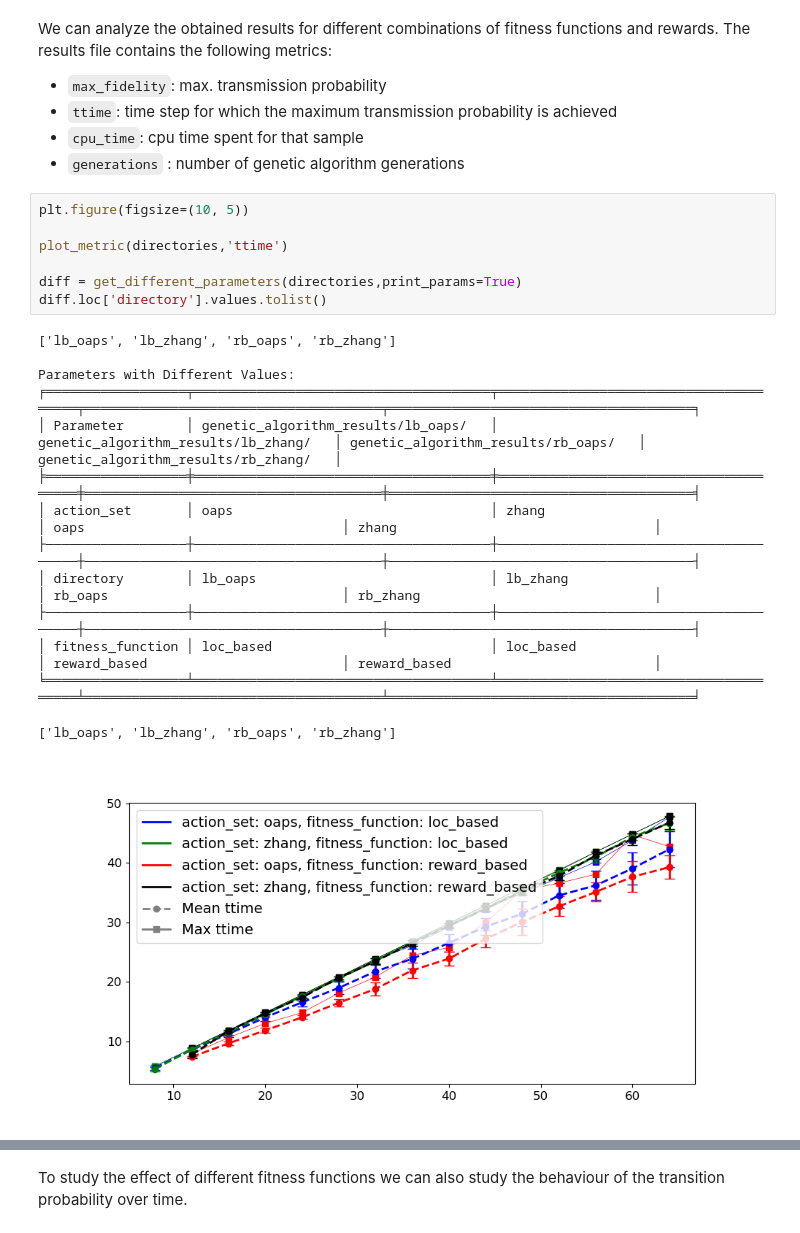
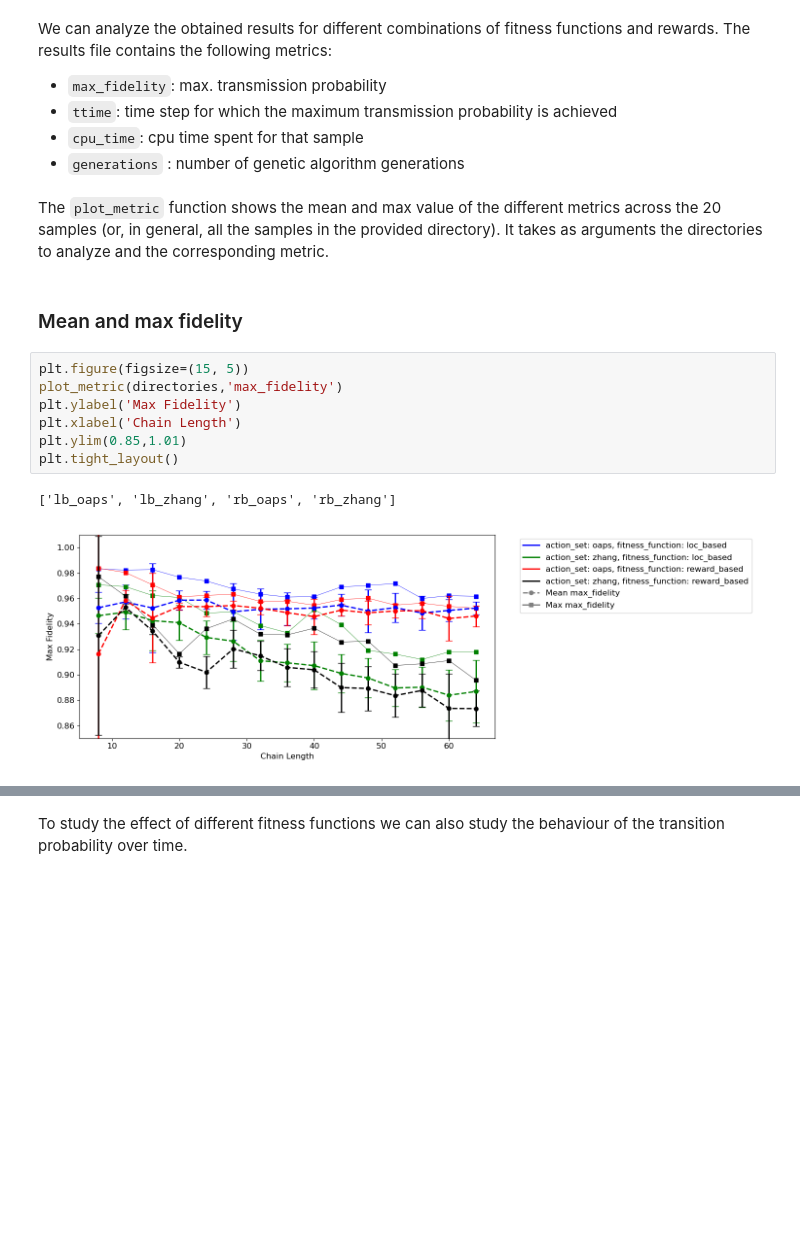
Before and after one commit to sofips/dynamic_control_for_QST, a Jupyter notebook: results_summary.ipynb, the cells around one changed output, grey strips where cells are left out. Drawn from its saved outputs; the diff is of its cells as text; blank space fills up the shorter version.

```diff
--- a/results_summary.ipynb
+++ b/results_summary.ipynb
@@ -122,25 +114,17 @@ We can analyze the obtained results for different combinations of fitness functi
 - `ttime`: time step for which the maximum transmission probability is achieved
 - `cpu_time`: cpu time spent for that sample
 - `generations` : number of genetic algorithm generations
+# %% [markdown]
+The `plot_metric` function shows the mean and max value of the different metrics across the 20 samples (or, in general, all the samples in the provided directory). It takes as arguments the directories to analyze and the corresponding metric.
+# %% [markdown]
+### Mean and max fidelity
 # %%
-plt.figure(figsize=(10, 5))
-
-plot_metric(directories,'ttime')
-
-diff = get_different_parameters(directories,print_params=True)
-diff.loc['directory'].values.tolist()
+plt.figure(figsize=(15, 5))
+plot_metric(directories,'max_fidelity')
+plt.ylabel('Max Fidelity')
+plt.xlabel('Chain Length')
+plt.ylim(0.85,1.01)
+plt.tight_layout()
 # %% [output]
 ['lb_oaps', 'lb_zhang', 'rb_oaps', 'rb_zhang']
-
-Parameters with Different Values:
-╒══════════════════╤══════════════════════════════════════╤═══════════════════════════════════════╤══════════════════════════════════════╤═══════════════════════════════════════╕
-│ Parameter        │ genetic_algorithm_results/lb_oaps/   │ genetic_algorithm_results/lb_zhang/   │ genetic_algorithm_results/rb_oaps/   │ genetic_algorithm_results/rb_zhang/   │
-╞══════════════════╪══════════════════════════════════════╪═══════════════════════════════════════╪══════════════════════════════════════╪═══════════════════════════════════════╡
-│ action_set       │ oaps                                 │ zhang                                 │ oaps                                 │ zhang                                 │
-├──────────────────┼──────────────────────────────────────┼───────────────────────────────────────┼──────────────────────────────────────┼───────────────────────────────────────┤
-│ directory        │ lb_oaps                              │ lb_zhang                              │ rb_oaps                              │ rb_zhang                              │
-├──────────────────┼──────────────────────────────────────┼───────────────────────────────────────┼──────────────────────────────────────┼───────────────────────────────────────┤
-│ fitness_function │ loc_based                            │ loc_based                             │ reward_based                         │ reward_based                          │
-╘══════════════════╧══════════════════════════════════════╧═══════════════════════════════════════╧══════════════════════════════════════╧═══════════════════════════════════════╛
-['lb_oaps', 'lb_zhang', 'rb_oaps', 'rb_zhang']
-[figure, old version]
+[figure, new version]
```
Also changed, not shown: parts of 7 cells of this notebook, 1 other file.
